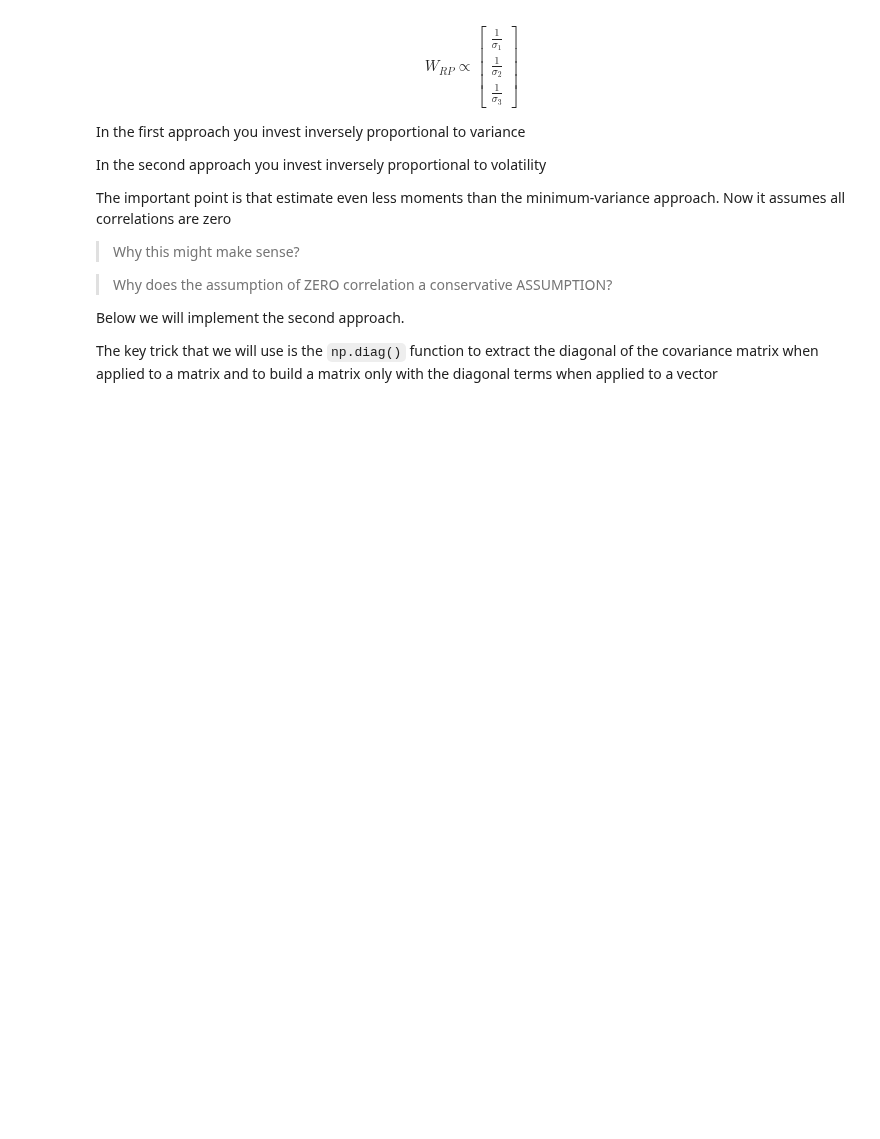
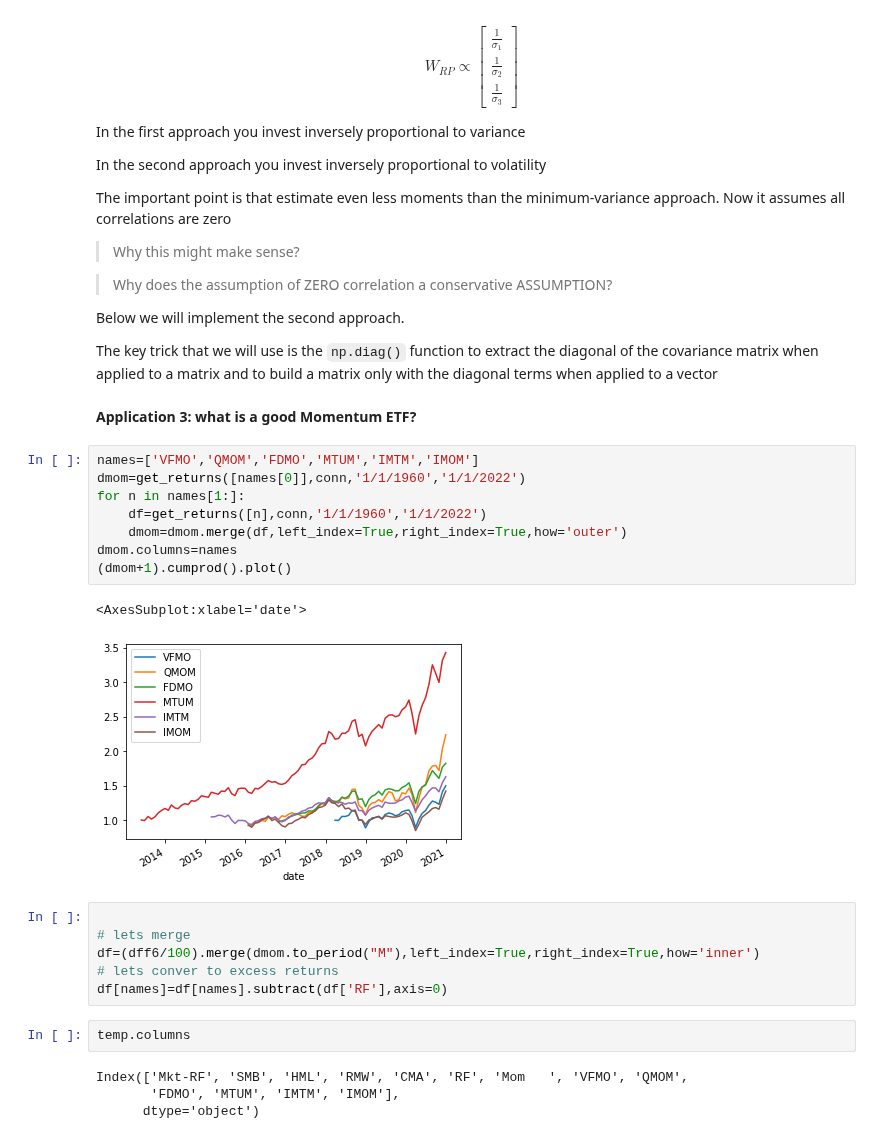
Before and after one commit to jdp9675/UG54, a Jupyter notebook: chapters/Finance/leftovers.ipynb, the cells around one changed output. Saved outputs shown, nothing was run; the diff lists cells and outputs as text; blank space fills up the shorter version.

```diff
--- a/chapters/Finance/leftovers.ipynb
+++ b/chapters/Finance/leftovers.ipynb
@@ -399,3 +399,28 @@ The important point is that estimate even less moments than the minimum-variance
 Below we will implement the second approach.
 
 The key trick that we will use is the `np.diag()` function to extract the diagonal of the covariance matrix when applied to a matrix and to build a matrix only with the diagonal terms when applied to a vector
+# %% [markdown]
+**Application 3: what is a good Momentum ETF?**
+# %%
+names=['VFMO','QMOM','FDMO','MTUM','IMTM','IMOM']
+dmom=get_returns([names[0]],conn,'1/1/1960','1/1/2022')
+for n in names[1:]:
+    df=get_returns([n],conn,'1/1/1960','1/1/2022')
+    dmom=dmom.merge(df,left_index=True,right_index=True,how='outer')
+dmom.columns=names
+(dmom+1).cumprod().plot()
+# %% [output]
+<AxesSubplot:xlabel='date'>
+[figure, added]
+# %%
+
+# lets merge
+df=(dff6/100).merge(dmom.to_period("M"),left_index=True,right_index=True,how='inner')
+# lets conver to excess returns
+df[names]=df[names].subtract(df['RF'],axis=0)
+# %%
+temp.columns
+# %% [output]
+Index(['Mkt-RF', 'SMB', 'HML', 'RMW', 'CMA', 'RF', 'Mom   ', 'VFMO', 'QMOM',
+       'FDMO', 'MTUM', 'IMTM', 'IMOM'],
+      dtype='object')
```
Also changed, not shown: parts of 2 cells of this notebook, 2 other files.
